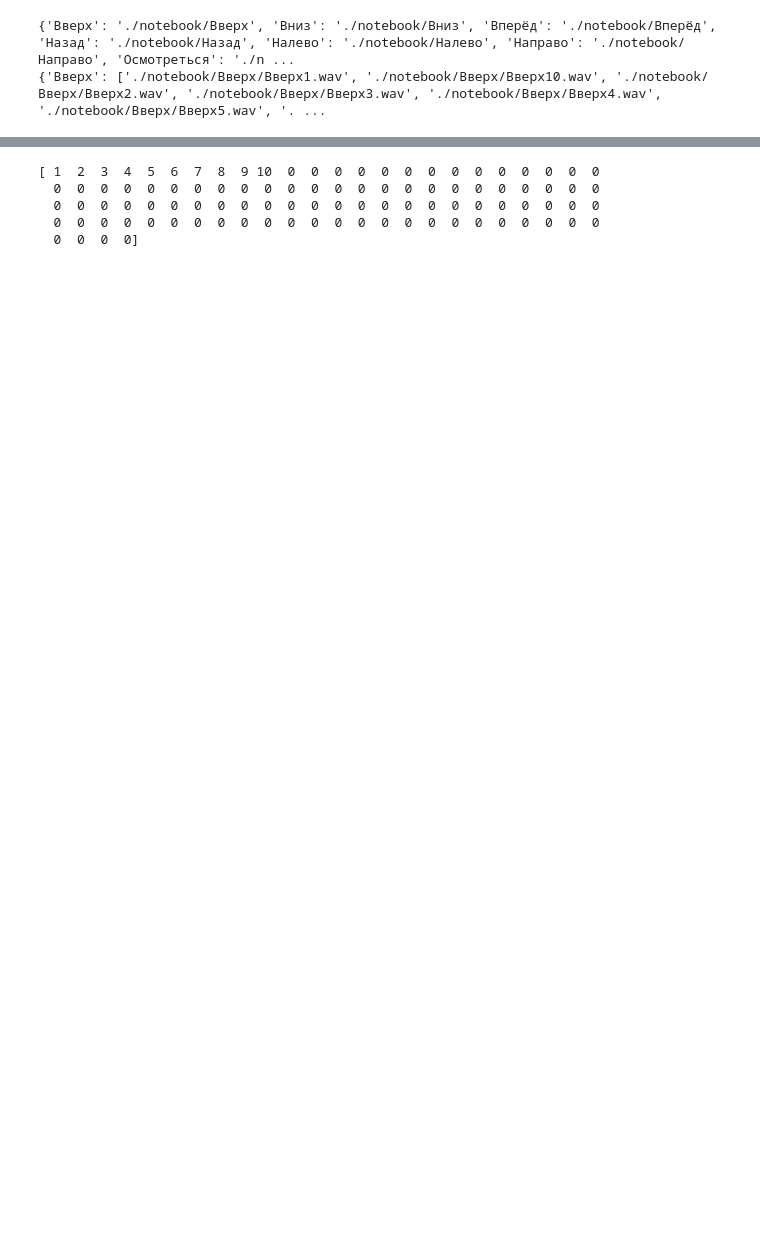
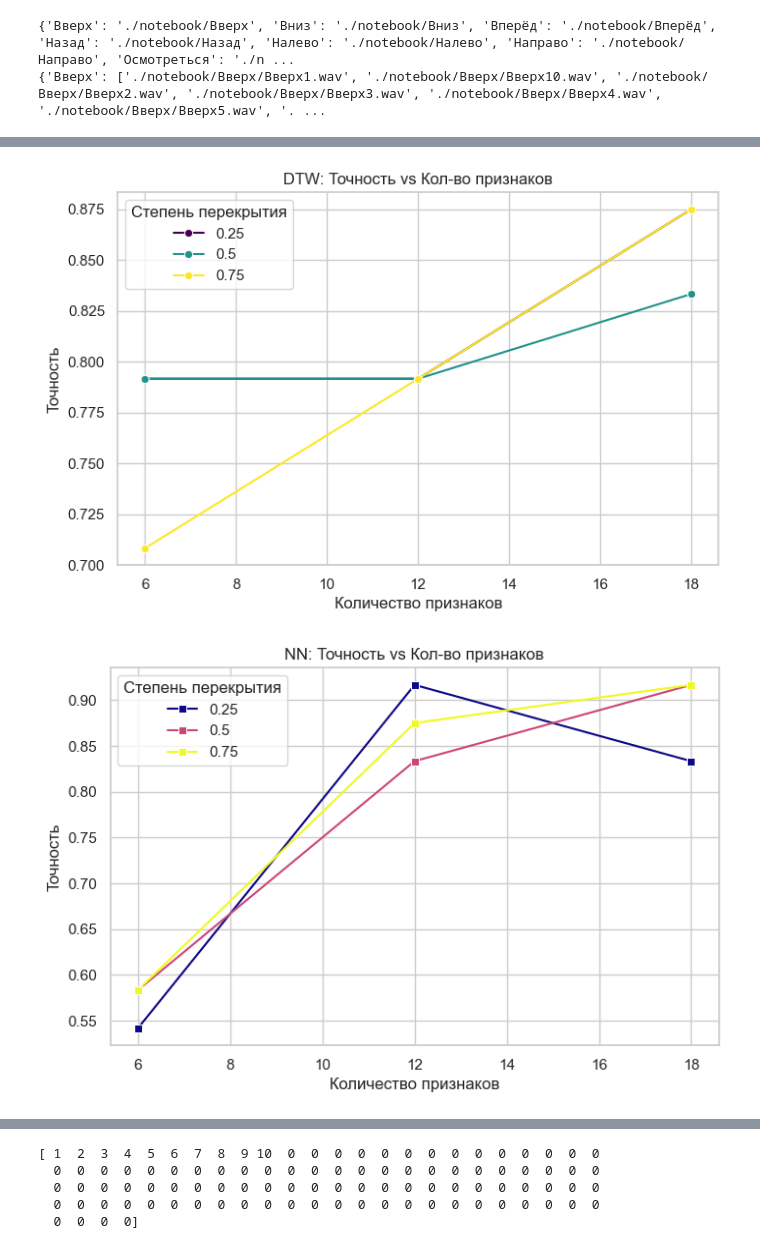
Before and after one commit to ZOaZOaZoa/MAODI, a Jupyter notebook: ЛР3/main.ipynb, the cells around one changed output, grey strips where cells are left out. Drawn from its saved outputs; the diff is of its cells as text; code cells hidden in the pictures; blank space fills up the shorter version.

```diff
--- a/ЛР3/main.ipynb
+++ b/ЛР3/main.ipynb
@@ -157,0 +197,4 @@ print(accuracy)
+# %%
+classifier = DTWClassifier()
+classifier.fit(x_train, y_train)
+classifier.score(x_test, y_test)
@@ -157,0 +257,6 @@ print(accuracy)
+# %%
+nn = NN()
+nn.fit(x_train, y_train)
+nn.evaluate(x_test, y_test)
+
+print(nn.model.summary())
@@ -157,0 +522,66 @@ print(accuracy)
+# %%
+import pandas as pd
+import matplotlib.pyplot as plt
+import seaborn as sns
+
+# Предположим, df — твой датафрейм
+sns.set(style="whitegrid")
+
+# --- График точности DTW ---
+plt.figure(figsize=(8,5))
+sns.lineplot(data=df,
+             x="Кол-во инф. признаков",
+             y="DTW точность",
+             hue="Степень перекрытия",
+             marker="o",
+             palette="viridis")  # разные цвета для разных степеней перекрытия
+plt.title("DTW: Точность vs Кол-во признаков")
+plt.xlabel("Количество признаков")
+plt.ylabel("Точность")
+plt.legend(title="Степень перекрытия")
+plt.show()
+
+# --- График точности NN ---
+plt.figure(figsize=(8,5))
+sns.lineplot(data=df,
+             x="Кол-во инф. признаков",
+             y="NN точность",
+             hue="Степень перекрытия",
+             marker="s",
+             palette="plasma")
+plt.title("NN: Точность vs Кол-во признаков")
+plt.xlabel("Количество признаков")
+plt.ylabel("Точность")
+plt.legend(title="Степень перекрытия")
+plt.show()
+
+# --- График времени DTW ---
+plt.figure(figsize=(8,5))
+sns.lineplot(data=df,
+             x="Кол-во инф. признаков",
+             y="DTW время, мс",
+             hue="Степень перекрытия",
+             marker="o",
+             palette="viridis")
+plt.title("DTW: Время выполнения vs Кол-во признаков")
+plt.xlabel("Количество признаков")
+plt.ylabel("Время, мс")
+plt.legend(title="Степень перекрытия")
+plt.show()
+
+# --- График времени NN ---
+plt.figure(figsize=(8,5))
+sns.lineplot(data=df,
+             x="Кол-во инф. признаков",
+             y="NN время, мс",
+             hue="Степень перекрытия",
+             marker="s",
+             palette="plasma")
+plt.title("NN: Время выполнения vs Кол-во признаков")
+plt.xlabel("Количество признаков")
+plt.ylabel("Время, мс")
+plt.legend(title="Степень перекрытия")
+plt.show()
+# %% [output]
+[figure, added]
+[figure, added]
```
Also changed, not shown: parts of 16 cells of this notebook, 6 other files.
